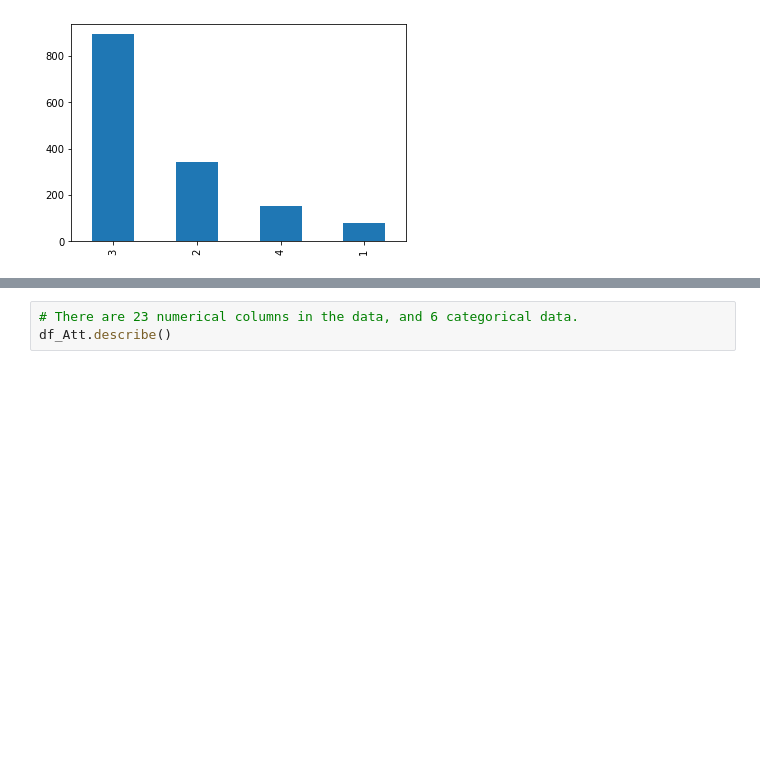
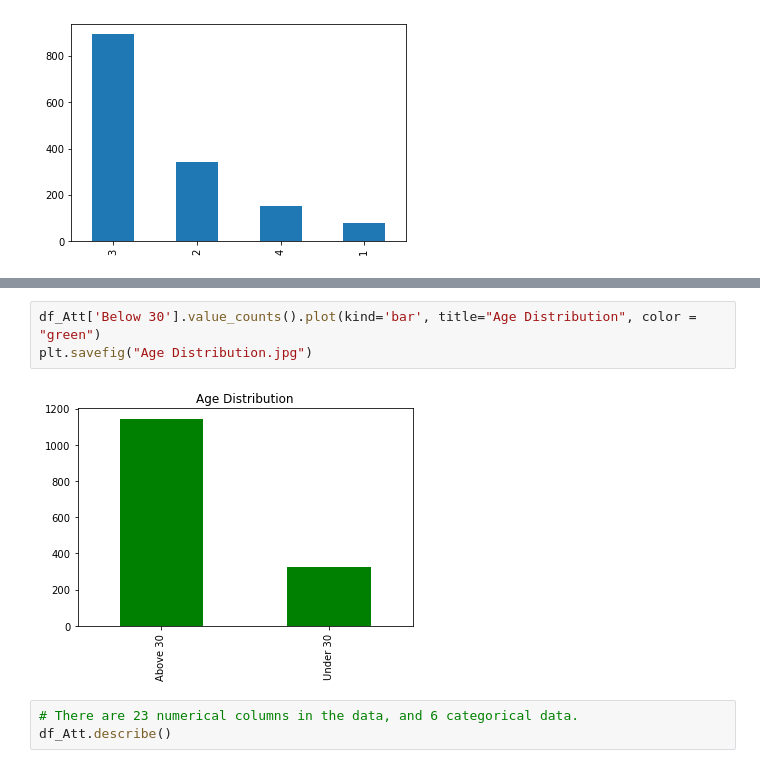
Before and after one commit to HannahZZY/Senior_Project_Hannah, a Jupyter notebook: DA401 codes.ipynb, the cells around one changed output, grey strips where cells are left out. Saved outputs shown, nothing was run; the diff lists cells and outputs as text; blank space fills up the shorter version.

```diff
--- a/DA401 codes.ipynb
+++ b/DA401 codes.ipynb
@@ -172,3 +188,8 @@ array([[<AxesSubplot:>, <AxesSubplot:>, <AxesSubplot:>, <AxesSubplot:>,
+# %%
+df_Att['Below 30'].value_counts().plot(kind='bar', title="Age Distribution", color = "green")
+plt.savefig("Age Distribution.jpg")
+# %% [output]
+[figure, added]
 # %%
 # There are 23 numerical columns in the data, and 6 categorical data.
 df_Att.describe()
```
Also changed, not shown: parts of 4 cells of this notebook, 3 other files.
